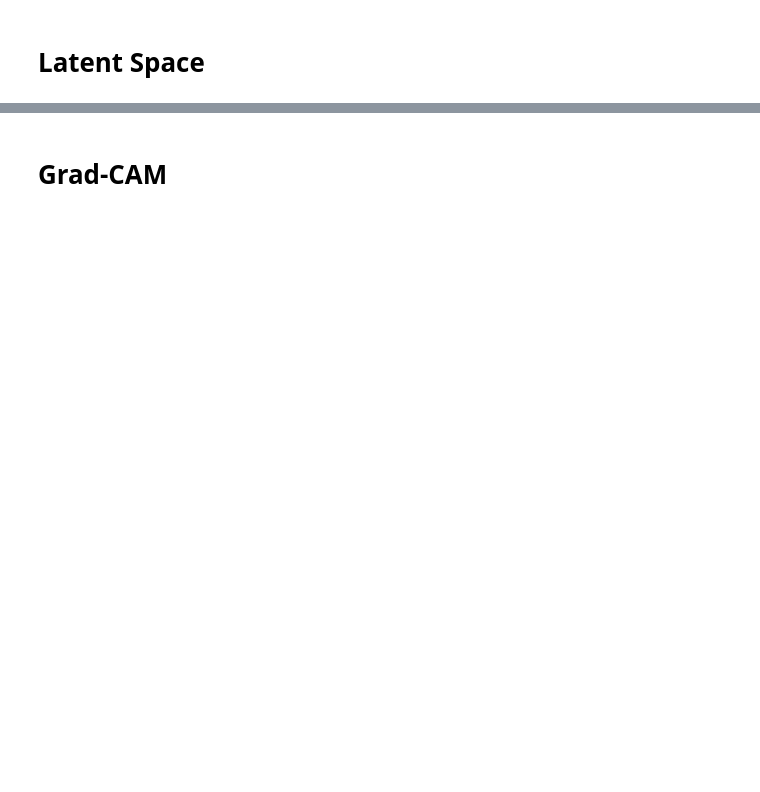
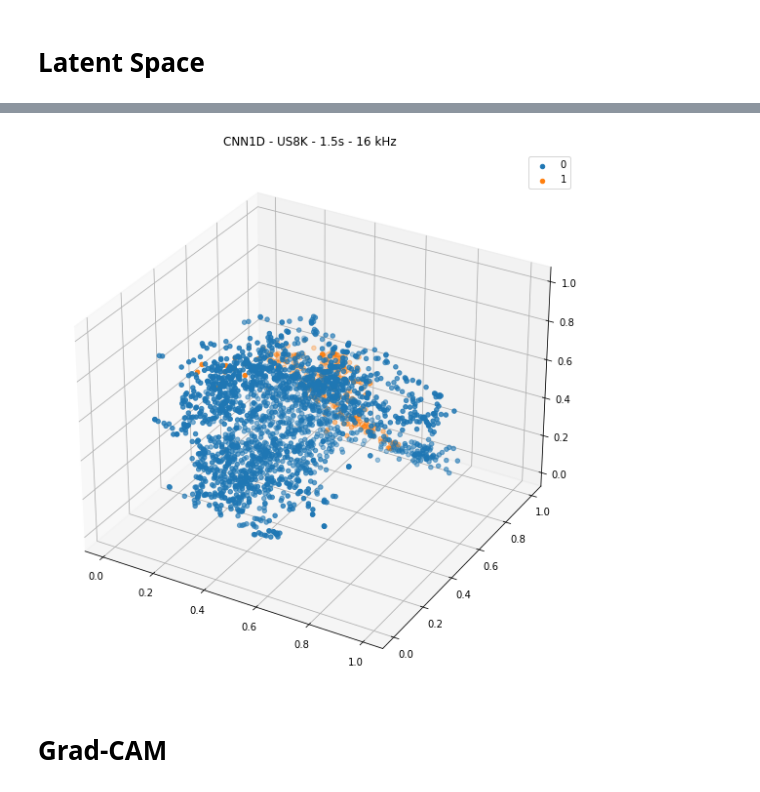
Before and after one commit to davifcs/acoustic_alert_detector, a Jupyter notebook: Explainability.ipynb, the cells around one changed output, grey strips where cells are left out. Drawn from its saved outputs; the diff is of its cells as text; code cells hidden in the pictures; blank space fills up the shorter version.

```diff
--- a/Explainability.ipynb
+++ b/Explainability.ipynb
@@ -231,14 +196,16 @@ plot_tsne(features, labels, "CNN1D - ESC-50 - 1.5s - 16 kHz")
 # %%
 path = "./runs_all/us8k-conv1d"
-fold = 8
+fold = 2
 with open(f"{path}/config.yaml", errors='ignore') as f:
     config = yaml.safe_load(f)
 
 pl_model_esc = load_model(path, config, fold)
 dataloader_esc = load_dataloader(path, config, fold)
 
 features, labels = get_features(pl_model_esc, dataloader_esc)
 plot_tsne(features, labels, "CNN1D - US8K - 1.5s - 16 kHz")
+# %% [output]
+[figure, added]
 # %% [markdown]
 # Grad-CAM
 # %%
```
Also changed, not shown: parts of 22 cells of this notebook.
